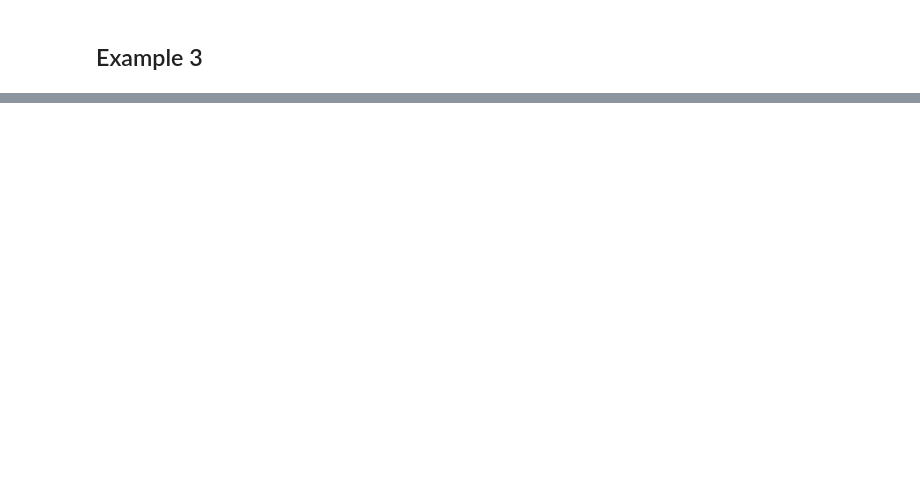
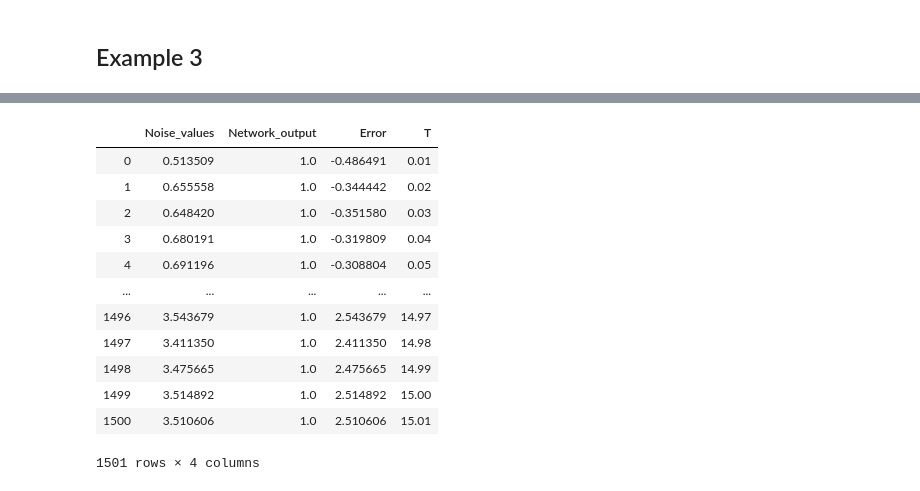
Before and after one commit to Kikumu/Computational-science-practice, a Jupyter notebook: Computational Science ACW.ipynb, the cells around one changed output, grey strips where cells are left out. Drawn from its saved outputs; the diff is of its cells as text; code cells hidden in the pictures; blank space fills up the shorter version.

```diff
--- a/Computational Science ACW.ipynb
+++ b/Computational Science ACW.ipynb
@@ -580,0 +594,18 @@ plt.show()
+# %%
+data_11= {'Noise_values':random_vals8,'Network_output':values8,'Error':e8,'T':t_array2}
+vis8= pd.DataFrame(data_11)
+vis8
+# %% [output]
+|  | Noise_values | Network_output | Error | T |
+| 0 | 0.513509 | 1.0 | -0.486491 | 0.01 |
+| 1 | 0.655558 | 1.0 | -0.344442 | 0.02 |
+| 2 | 0.648420 | 1.0 | -0.351580 | 0.03 |
+| 3 | 0.680191 | 1.0 | -0.319809 | 0.04 |
+| 4 | 0.691196 | 1.0 | -0.308804 | 0.05 |
+| ... | ... | ... | ... | ... |
+| 1496 | 3.543679 | 1.0 | 2.543679 | 14.97 |
+| 1497 | 3.411350 | 1.0 | 2.411350 | 14.98 |
+| 1498 | 3.475665 | 1.0 | 2.475665 | 14.99 |
+| 1499 | 3.514892 | 1.0 | 2.514892 | 15.00 |
+| 1500 | 3.510606 | 1.0 | 2.510606 | 15.01 |
+1501 rows × 4 columns
```
Also changed, not shown: parts of 23 cells of this notebook.
